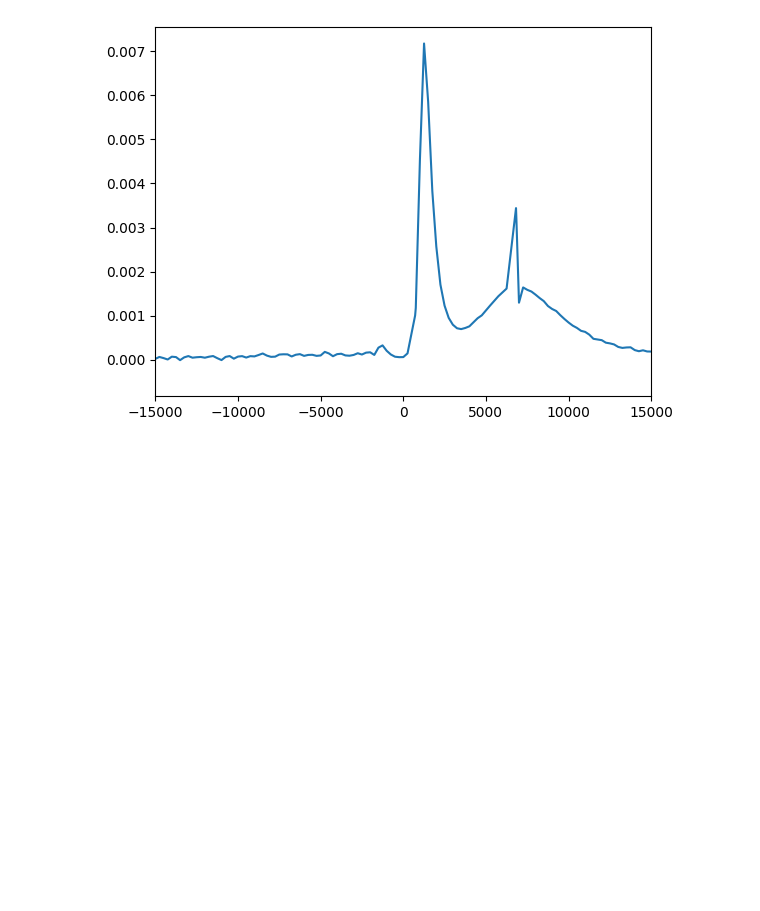
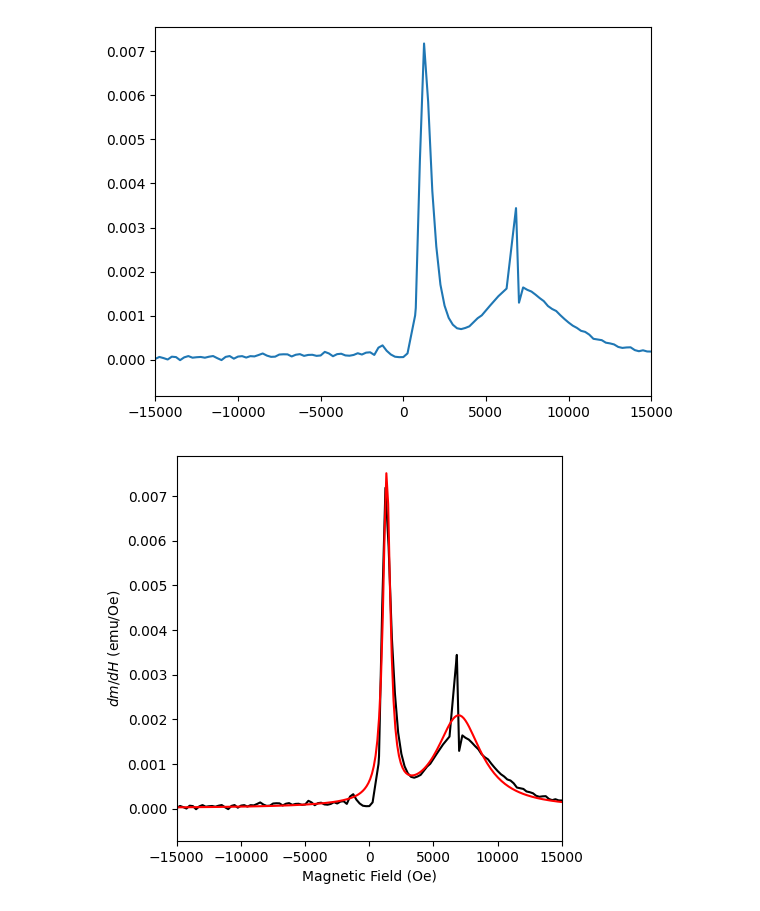
Before and after one commit to RinehartGroup/MagnetoPy, a Jupyter notebook: docs/examples/cauchy.ipynb, the cells around one changed output. Cells and saved outputs as stored; diff of their text form; code cells hidden in the pictures; blank space fills up the shorter version.

```diff
--- a/docs/examples/cauchy.ipynb
+++ b/docs/examples/cauchy.ipynb
@@ -28,4 +28,19 @@ ax.set_xlim(-15000, 15000)
 # %% [output]
 (-15000.0, 15000.0)
 [figure]
+# %%
+results = mp.fit_cauchy_pdf(df['field'][2:-2], df['dmdh'][2:-2], 2)
+
+fig, ax = mp.plot_cauchy_pdf(df['field'], df['dmdh'], results)
+
+# df['sim'] = results.simulate_data(df['field'])
+
+# fig, ax = plt.subplots()
+# ax.plot(df['field'], df['dmdh'], label="data")
+# ax.plot(df['field'], df['sim'], label="sim")
+# ax.legend()
+# ax.set_xlim(-15000, 15000)
+# ax.set_ylim(-0.001, 0.015)
+# %% [output]
+[figure, added]
 # %%
```
Also changed, not shown: parts of 3 cells of this notebook, 6 other files.
